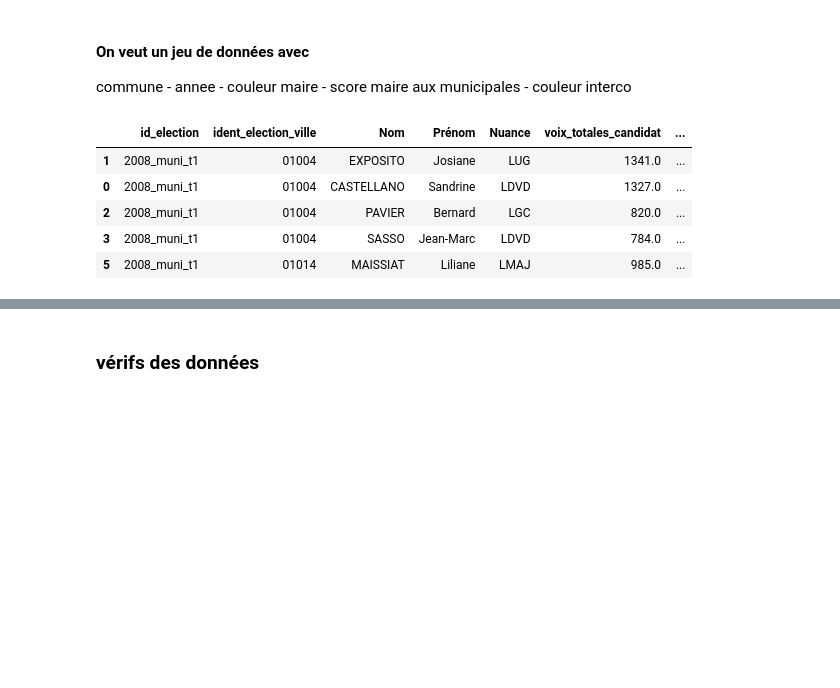
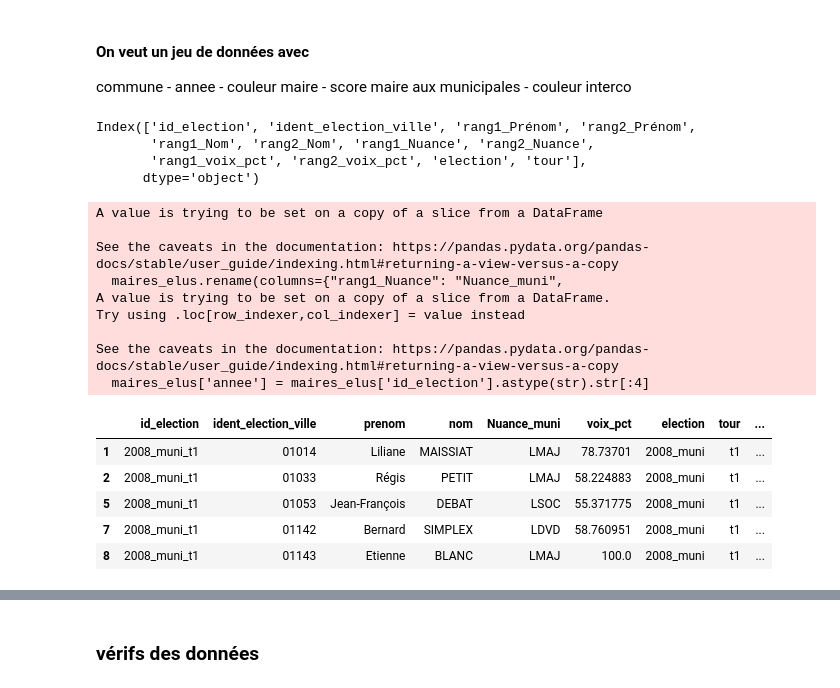
Before and after one commit to xdalp/projet3A, a Jupyter notebook: vote.ipynb, the cells around one changed output, grey strips where cells are left out. Cells and saved outputs as stored; diff of their text form; code cells hidden in the pictures; blank space fills up the shorter version.

```diff
--- a/vote.ipynb
+++ b/vote.ipynb
@@ -443,10 +473,37 @@ donnees_muni_long['annee'] = donnees_muni_long['id_election'].str[:4]
-# %%
-donnees_muni_long.head()
-# %% [output]
-|  | id_election | ident_election_ville | Nom | Prénom | Nuance | voix_totales_candidat | ... |
-| 1 | 2008_muni_t1 | 01004 | EXPOSITO | Josiane | LUG | 1341.0 | ... |
-| 0 | 2008_muni_t1 | 01004 | CASTELLANO | Sandrine | LDVD | 1327.0 | ... |
-| 2 | 2008_muni_t1 | 01004 | PAVIER | Bernard | LGC | 820.0 | ... |
-| 3 | 2008_muni_t1 | 01004 | SASSO | Jean-Marc | LDVD | 784.0 | ... |
-| 5 | 2008_muni_t1 | 01014 | MAISSIAT | Liliane | LMAJ | 985.0 | ... |
+# %%
+donnees_muni_wide.columns
+# %% [output]
+Index(['id_election', 'ident_election_ville', 'rang1_Prénom', 'rang2_Prénom',
+       'rang1_Nom', 'rang2_Nom', 'rang1_Nuance', 'rang2_Nuance',
+       'rang1_voix_pct', 'rang2_voix_pct', 'election', 'tour'],
+      dtype='object')
+# %%
+maires_elus = donnees_muni_wide[['id_election', 'ident_election_ville', 'rang1_Prénom',
+       'rang1_Nom', 'rang1_Nuance',
+       'rang1_voix_pct', 'election', 'tour']]
+
+maires_elus.rename(columns={"rang1_Nuance": "Nuance_muni",
+                    'rang1_Prénom' : "prenom",
+                    'rang1_Nom' : "nom",
+                    'rang1_voix_pct' : "voix_pct"},
+                    inplace = True)
+
+maires_elus['annee'] = maires_elus['id_election'].astype(str).str[:4]
+maires_elus.head()
+# %% [output]
+A value is trying to be set on a copy of a slice from a DataFrame
+
+See the caveats in the documentation: https://pandas.pydata.org/pandas-docs/stable/user_guide/indexing.html#returning-a-view-versus-a-copy
+  maires_elus.rename(columns={"rang1_Nuance": "Nuance_muni",
+A value is trying to be set on a copy of a slice from a DataFrame.
+Try using .loc[row_indexer,col_indexer] = value instead
+
+See the caveats in the documentation: https://pandas.pydata.org/pandas-docs/stable/user_guide/indexing.html#returning-a-view-versus-a-copy
+  maires_elus['annee'] = maires_elus['id_election'].astype(str).str[:4]
+|  | id_election | ident_election_ville | prenom | nom | Nuance_muni | voix_pct | election | tour | ... |
+| 1 | 2008_muni_t1 | 01014 | Liliane | MAISSIAT | LMAJ | 78.73701 | 2008_muni | t1 | ... |
+| 2 | 2008_muni_t1 | 01033 | Régis | PETIT | LMAJ | 58.224883 | 2008_muni | t1 | ... |
+| 5 | 2008_muni_t1 | 01053 | Jean-François | DEBAT | LSOC | 55.371775 | 2008_muni | t1 | ... |
+| 7 | 2008_muni_t1 | 01142 | Bernard | SIMPLEX | LDVD | 58.760951 | 2008_muni | t1 | ... |
+| 8 | 2008_muni_t1 | 01143 | Etienne | BLANC | LMAJ | 100.0 | 2008_muni | t1 | ... |
 # %%
```
Also changed, not shown: parts of 20 cells of this notebook.
